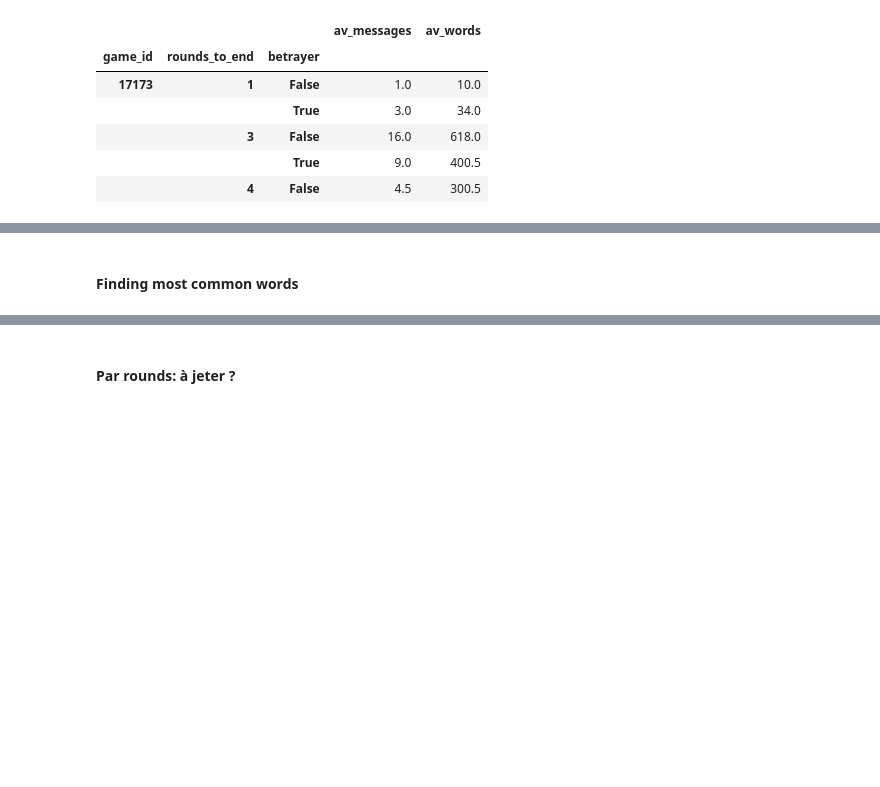
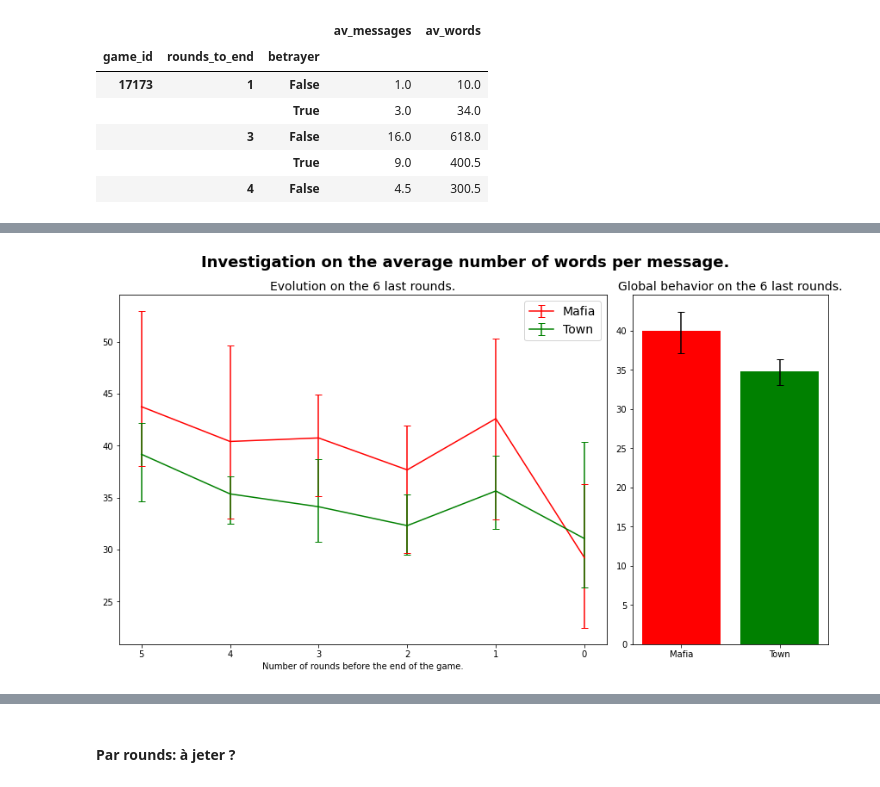
Before and after one commit to epfl-ada/ada-2020-project-milestone-p3-p3_bamboozled-gang, a Jupyter notebook: project_report.ipynb, the cells around one changed output, grey strips where cells are left out. Saved outputs shown, nothing was run; the diff lists cells and outputs as text; code cells hidden in the pictures; blank space fills up the shorter version.

```diff
--- a/project_report.ipynb
+++ b/project_report.ipynb
@@ -1148,3 +1168,12 @@ Now we will calculate what is the average number of messages and number of words
+# %%
+plot_feat_per_round(results
+                    , 'av_words_per_message'
+                    , np.nanmedian
+                    , bootstrap_CI_median
+                    , feat_name_str = 'average number of words per message'
+                   )
+# %% [output]
+[figure, added]
 # %%
 info_player_round['av_mess'] = [(nb_mess/info_rounds.nb_messages.loc[ind[:2]])['nb_messages']
                                   for ind, nb_mess in info_player_round[['nb_messages']].iterrows()]
@@ -1153,5 +1182,3 @@ info_player_round['perc_mess'] = [(nb_mess/info_rounds.nb_messages.loc[ind[:2]])
                                   for ind, nb_mess in info_player_round[['nb_messages']].iterrows()]
 info_player_round['perc_words'] = [(nb_words/info_rounds.nb_words.loc[ind[:2]])['nb_words']
                                   for ind, nb_words in info_player_round[['nb_words']].iterrows()]
-# %% [markdown]
-#### Finding most common words
```
Also changed, not shown: parts of 32 cells of this notebook.
